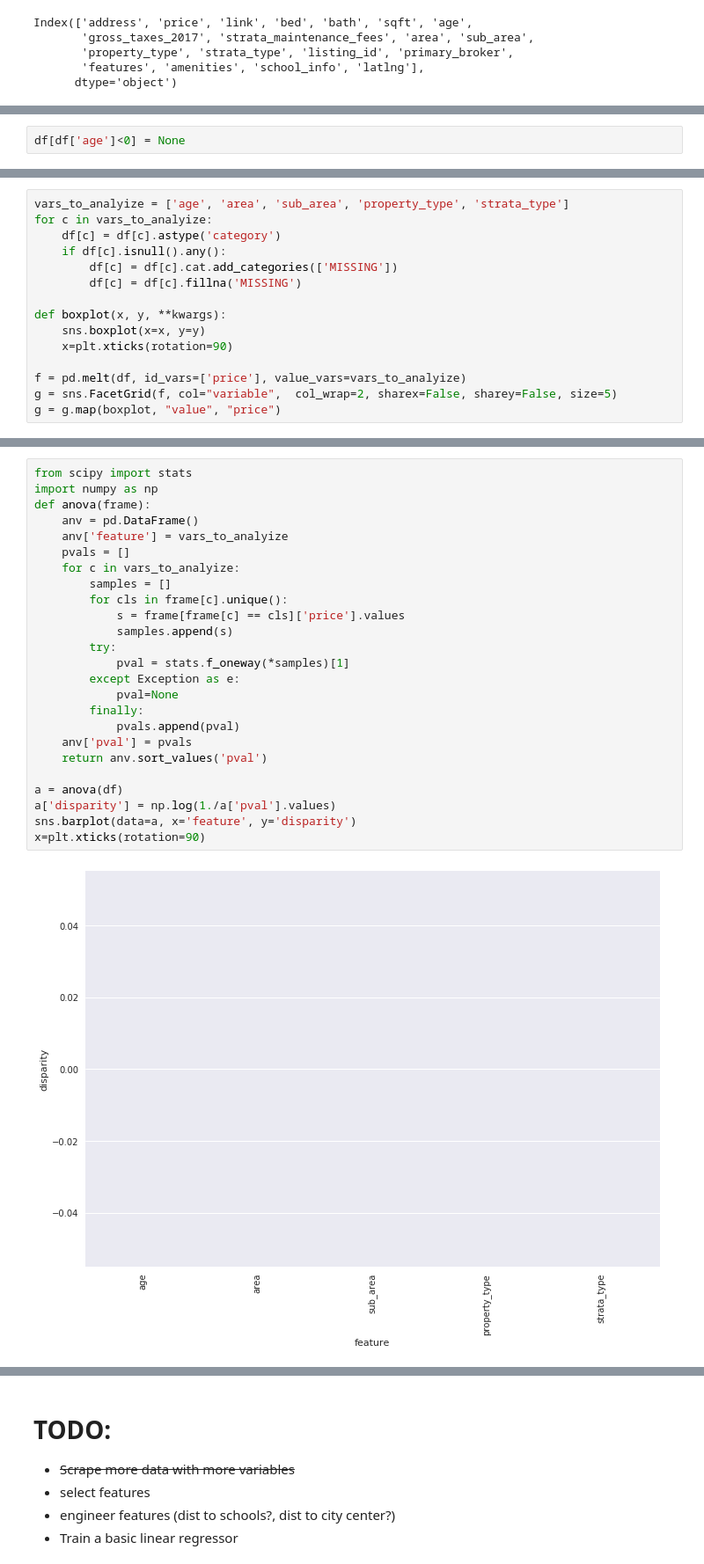
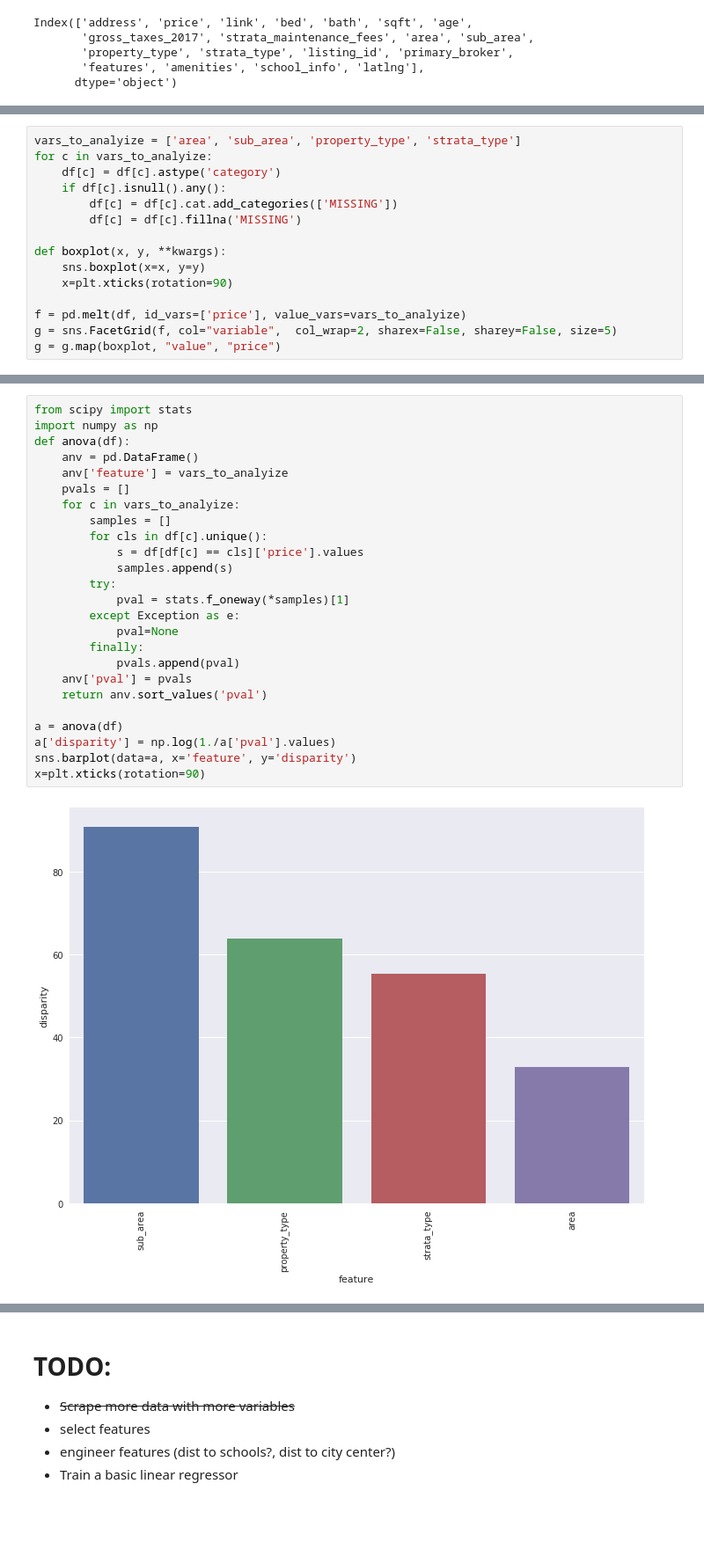
Before and after one commit to kylehounslow/vancouver_housing, a Jupyter notebook: notebooks/EDA2.ipynb, the cells around one changed output, grey strips where cells are left out. Shown at 88% size. Cells and saved outputs as stored; diff of their text form; blank space fills up the shorter version.

```diff
--- a/notebooks/EDA2.ipynb
+++ b/notebooks/EDA2.ipynb
@@ -221,5 +221,3 @@ missing.plot.bar()
-# %%
-df[df['age']<0] = None
 # %%
 #age/saleprice
 var = 'age'
@@ -230,5 +228,5 @@ sns.regplot(df[var], df['price'] )
 # %%
-vars_to_analyize = ['age', 'area', 'sub_area', 'property_type', 'strata_type']
+vars_to_analyize = ['area', 'sub_area', 'property_type', 'strata_type']
 for c in vars_to_analyize:
     df[c] = df[c].astype('category')
     if df[c].isnull().any():
@@ -247,30 +245,30 @@ g = g.map(boxplot, "value", "price")
 # %%
 from scipy import stats
 import numpy as np
-def anova(frame):
+def anova(df):
     anv = pd.DataFrame()
     anv['feature'] = vars_to_analyize
     pvals = []
     for c in vars_to_analyize:
         samples = []
-        for cls in frame[c].unique():
-            s = frame[frame[c] == cls]['price'].values
+        for cls in df[c].unique():
+            s = df[df[c] == cls]['price'].values
             samples.append(s)
         try:
             pval = stats.f_oneway(*samples)[1]
         except Exception as e:
             pval=None
         finally:
             pvals.append(pval)
     anv['pval'] = pvals
     return anv.sort_values('pval')
 
 a = anova(df)
 a['disparity'] = np.log(1./a['pval'].values)
 sns.barplot(data=a, x='feature', y='disparity')
 x=plt.xticks(rotation=90)
 # %% [output]
-[figure, old version]
+[figure, new version]
 # %%
 def pairplot(x, y, **kwargs):
     ax = plt.gca()
```
Also changed, not shown: parts of 11 cells of this notebook, 1 other file.
